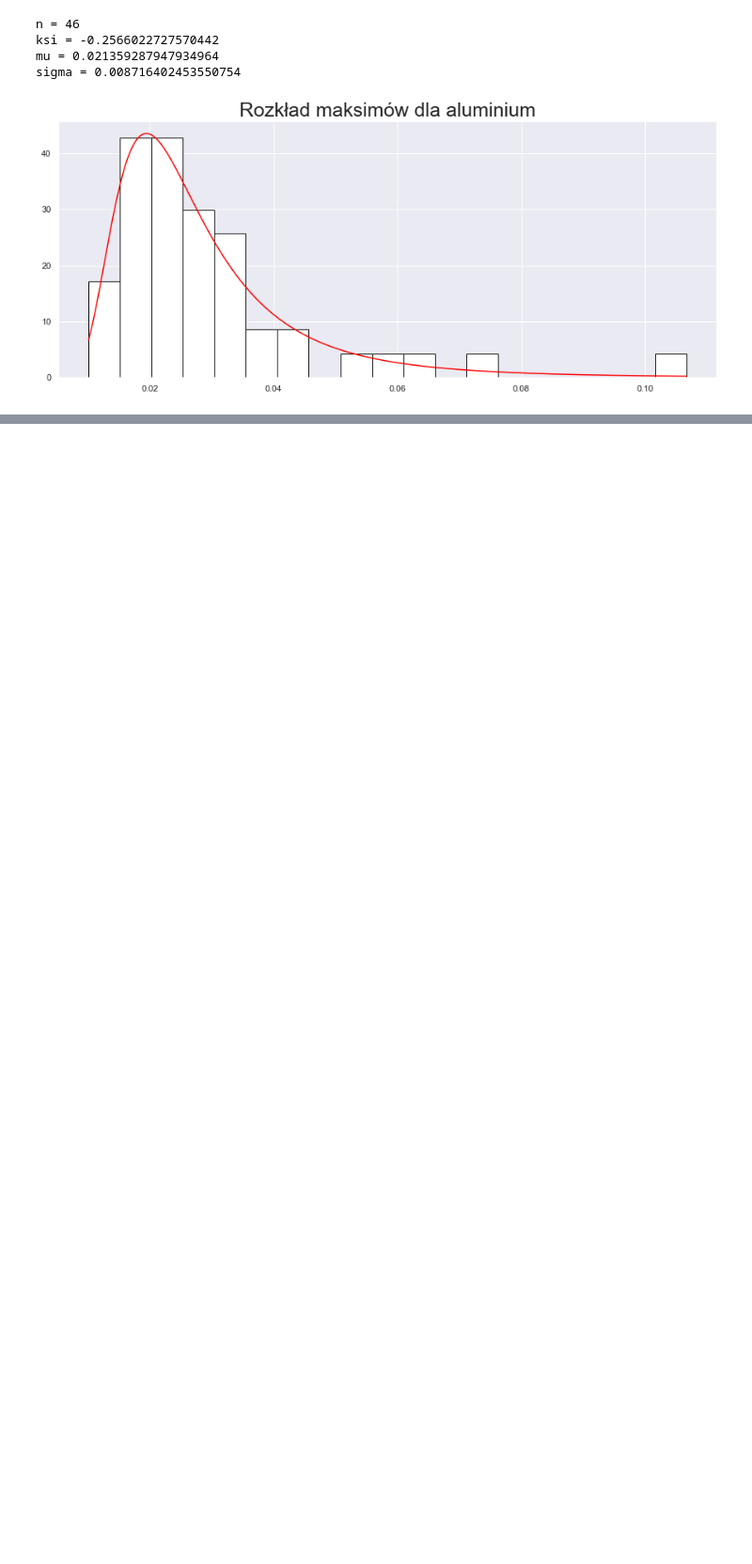
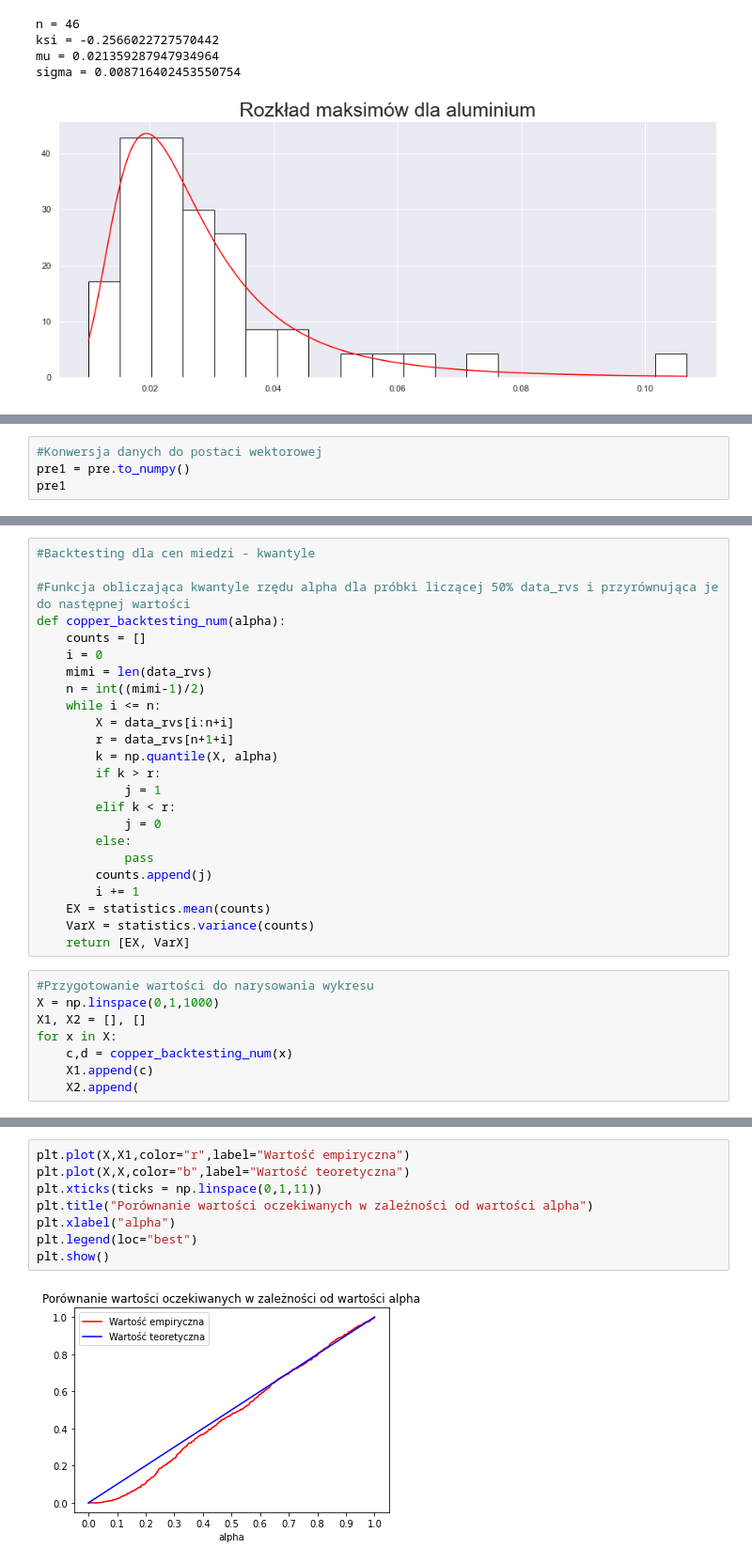
Before and after one commit to Szymex49/NVIDIA_risk_management, a Jupyter notebook: Prezentacja_2.ipynb, the cells around one changed output, grey strips where cells are left out. Shown at 94% size. Cells and saved outputs as stored; diff of their text form; blank space fills up the shorter version.

Commit message:
Backtesting doklejony

```diff
--- a/Prezentacja_2.ipynb
+++ b/Prezentacja_2.ipynb
@@ -498,0 +526,4 @@ sigma = 0.008716402453550754
+# %%
+#Konwersja danych do postaci wektorowej
+pre1 = pre.to_numpy()
+pre1
@@ -498,0 +545,32 @@ sigma = 0.008716402453550754
+# %%
+#Backtesting dla cen miedzi - kwantyle
+
+#Funkcja obliczająca kwantyle rzędu alpha dla próbki liczącej 50% data_rvs i przyrównująca je do następnej wartości
+def copper_backtesting_num(alpha):
+    counts = []
+    i = 0
+    mimi = len(data_rvs)
+    n = int((mimi-1)/2)
+    while i <= n:
+        X = data_rvs[i:n+i]
+        r = data_rvs[n+1+i]
+        k = np.quantile(X, alpha)
+        if k > r:
+            j = 1
+        elif k < r:
+            j = 0
+        else:
+            pass
+        counts.append(j)
+        i += 1
+    EX = statistics.mean(counts)
+    VarX = statistics.variance(counts)
+    return [EX, VarX]
+# %%
+#Przygotowanie wartości do narysowania wykresu
+X = np.linspace(0,1,1000)
+X1, X2 = [], []
+for x in X:
+    c,d = copper_backtesting_num(x)
+    X1.append(c)
+    X2.append(
@@ -498,0 +581,10 @@ sigma = 0.008716402453550754
+# %%
+plt.plot(X,X1,color="r",label="Wartość empiryczna")
+plt.plot(X,X,color="b",label="Wartość teoretyczna")
+plt.xticks(ticks = np.linspace(0,1,11))
+plt.title("Porównanie wartości oczekiwanych w zależności od wartości alpha")
+plt.xlabel("alpha")
+plt.legend(loc="best")
+plt.show()
+# %% [output]
+[figure, added]
```
Also changed, not shown: parts of 10 cells of this notebook, 1 other file.
